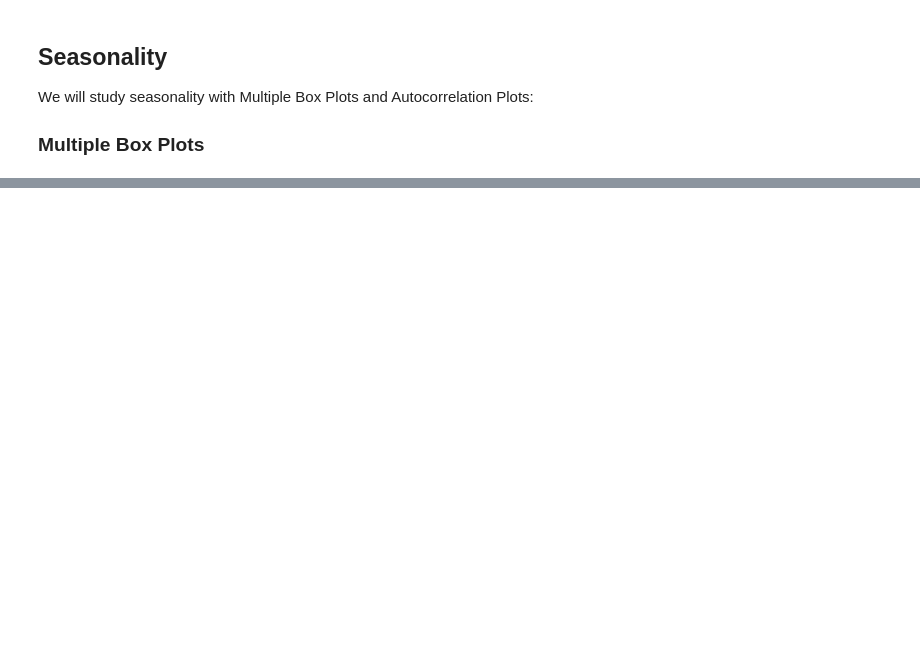
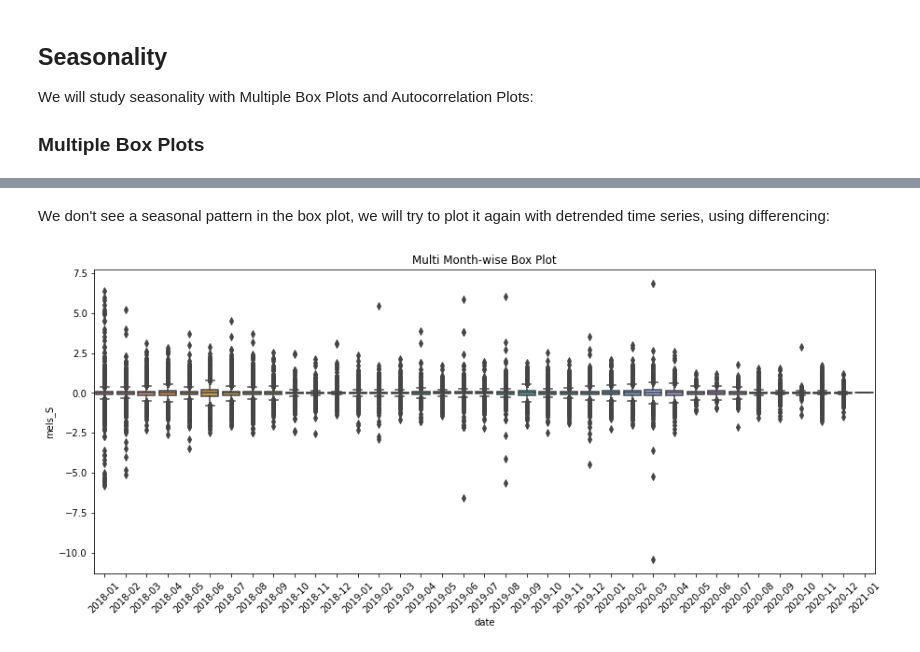
Before and after one commit to maaguado/time-series-building59, a Jupyter notebook: time_series_components.ipynb, the cells around one changed output, grey strips where cells are left out. Saved outputs shown, nothing was run; the diff lists cells and outputs as text; code cells hidden in the pictures; blank space fills up the shorter version.

```diff
--- a/time_series_components.ipynb
+++ b/time_series_components.ipynb
@@ -116,0 +126,13 @@ Name: month, Length: 106738, dtype: int64
+# %% [markdown]
+We don't see a seasonal pattern in the box plot, we will try to plot it again with detrended time series, using differencing:
+# %%
+diff = energy_use[var].diff()
+months = diff.index.to_period("M")
+diff.columns = [var, 'month']
+plt.figure(figsize=(15,6))
+sns.boxplot(x=months, y=diff)
+plt.title("Multi Month-wise Box Plot")
+plt.xticks(rotation=45)
+plt.show()
+# %% [output]
+[figure, added]
```
Also changed, not shown: parts of 26 cells of this notebook, 1 other file.
